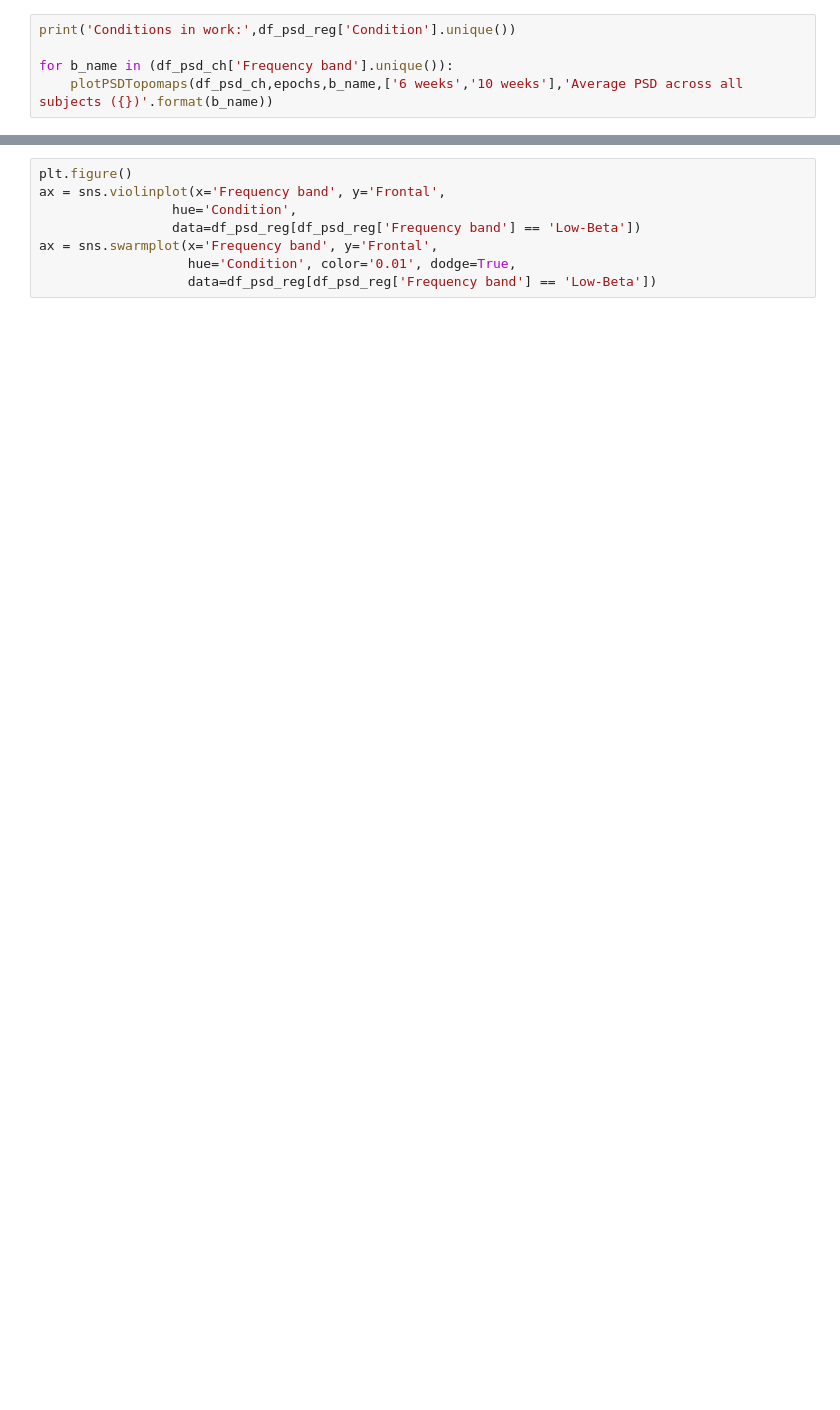
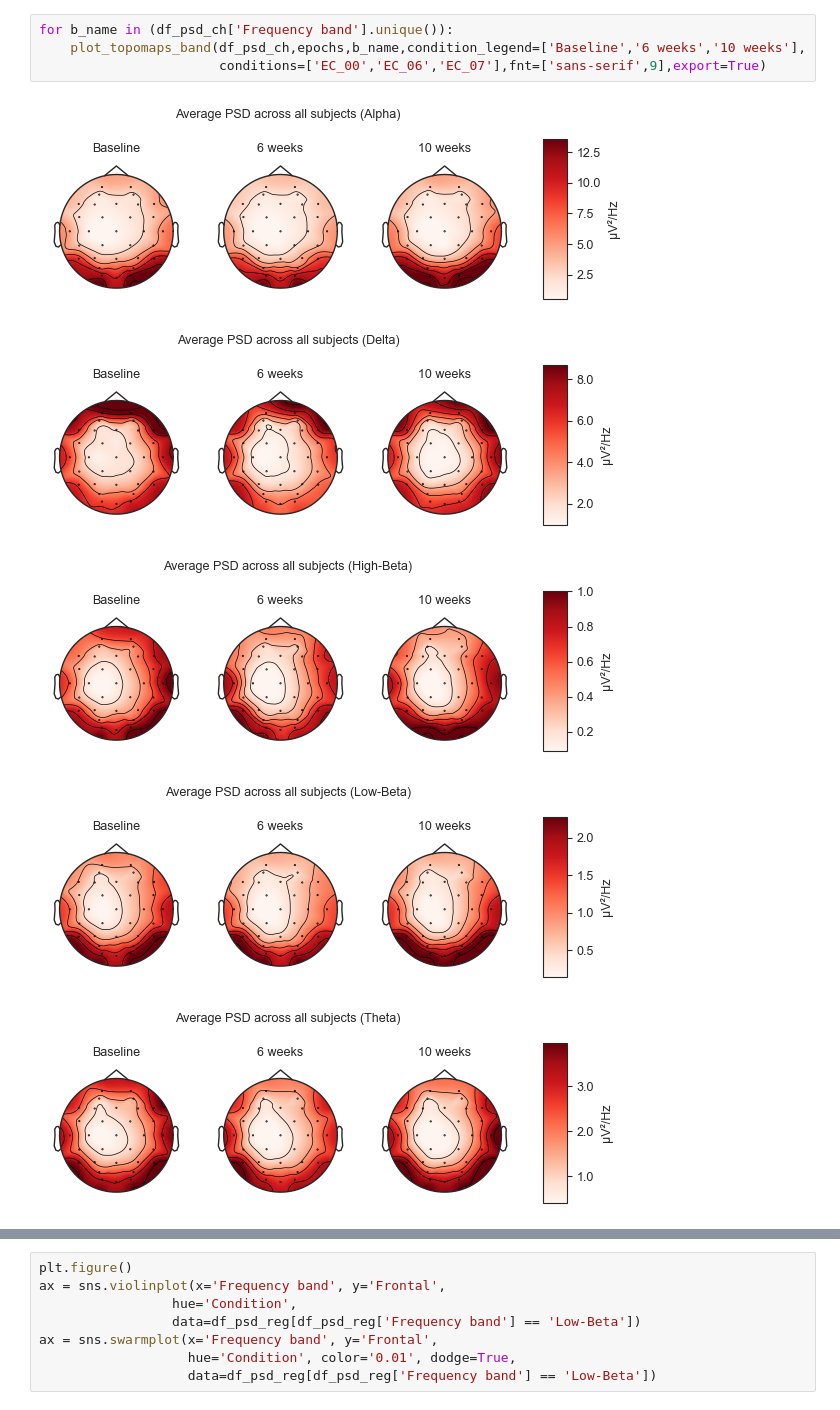
Before and after one commit to teanijarv/EEG-pyline, a Jupyter notebook: 04_datavisualisation.ipynb, the cells around one changed output, grey strips where cells are left out. Drawn from its saved outputs; the diff is of its cells as text; blank space fills up the shorter version.

Commit message:
topoplots update
- updated topoplots function (visual side + export)
- minor edits in labels and stats function

```diff
--- a/04_datavisualisation.ipynb
+++ b/04_datavisualisation.ipynb
@@ -131,8 +117,13 @@ Fp1 with p-value of 0.04879964909711361
 # %%
-print('Conditions in work:',df_psd_reg['Condition'].unique())
-
 for b_name in (df_psd_ch['Frequency band'].unique()):
-    plotPSDTopomaps(df_psd_ch,epochs,b_name,['6 weeks','10 weeks'],'Average PSD across all subjects ({})'.format(b_name))
+    plot_topomaps_band(df_psd_ch,epochs,b_name,condition_legend=['Baseline','6 weeks','10 weeks'],
+                       conditions=['EC_00','EC_06','EC_07'],fnt=['sans-serif',9],export=True)
+# %% [output]
+[figure, added]
+[figure, added]
+[figure, added]
+[figure, added]
+[figure, added]
 # %%
 plot_boxplot_location(df_psd_reg,bands=['Alpha'],region='Centro-parietal',
                       condition_comp_list=condition_code_list,
```
Also changed, not shown: parts of 7 cells of this notebook, 2 other files.
